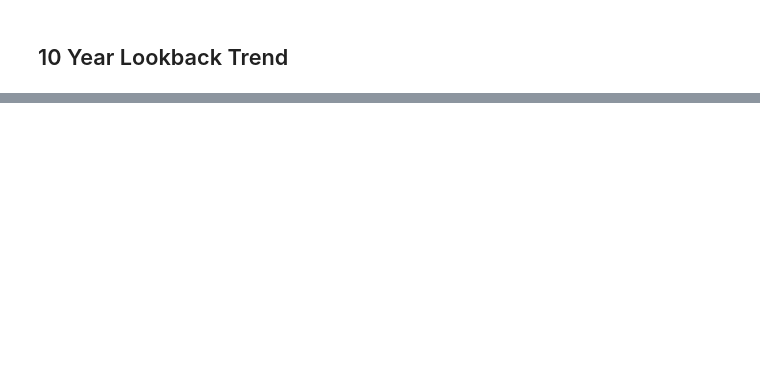
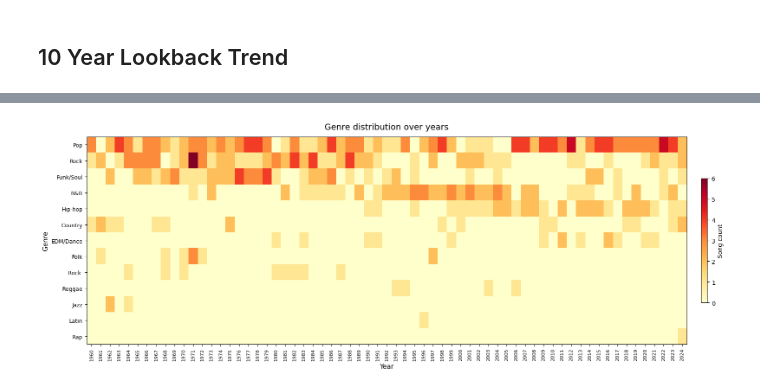
Before and after one commit to martiinsssssss/IDyOM_TimeMachine, a Jupyter notebook: IDyOM_TimeMachine.ipynb, the cells around one changed output, grey strips where cells are left out. Drawn from its saved outputs; the diff is of its cells as text; code cells hidden in the pictures; blank space fills up the shorter version.

```diff
--- a/IDyOM_TimeMachine.ipynb
+++ b/IDyOM_TimeMachine.ipynb
@@ -356,0 +420,67 @@ ten_yr_lookback
+# %%
+# Combine all windows into one dataframe
+all_songs_10yr_lookback = pd.DataFrame(all_songs_10yr_lookback)
+
+# Merge with genre data on shared key
+merged_all_songs_10yr_lookback = pd.merge(
+    all_songs_10yr_lookback,
+    genre_subset,
+    on="year_position",
+    how="left"
+)
+# %%
+genre_cols = [
+    "Genre (Broad 1)", "Genre (Broad 2)",
+    # "Genre (Specific 1)", "Genre (Specific 2)", "Genre (Specific 3)"
+]
+
+# Melt to long format, drop NaN genres
+df_long = merged_all_songs_10yr_lookback.melt(
+    id_vars=["year_position", "year"],
+    value_vars=genre_cols,
+    var_name="genre_col",
+    value_name="genre"
+).dropna(subset=["genre"])
+
+# Count songs per genre per year (deduplicate same song counted twice
+# for the same genre via different columns)
+df_long = df_long.drop_duplicates(subset=["year_position", "genre"])
+heatmap_data = (
+    df_long.groupby(["genre", "year"])
+    .size()
+    .reset_index(name="count")
+)
+
+# Pivot to genre x year matrix
+pivot = heatmap_data.pivot(index="genre", columns="year", values="count").fillna(0)
+
+# Sort genres by total count descending so busiest genres are at the top
+pivot = pivot.loc[pivot.sum(axis=1).sort_values(ascending=False).index]
+
+fig, ax = plt.subplots(figsize=(18, max(6, len(pivot) * 0.45)))
+
+im = ax.imshow(
+    pivot.values,
+    aspect="auto",
+    cmap="YlOrRd",
+    interpolation="nearest"
+)
+
+# Axes labels
+ax.set_xticks(range(len(pivot.columns)))
+ax.set_xticklabels(pivot.columns, rotation=90, fontsize=8)
+ax.set_yticks(range(len(pivot.index)))
+ax.set_yticklabels(pivot.index, fontsize=9)
+
+# Colorbar
+cbar = fig.colorbar(im, ax=ax, shrink=0.6, pad=0.02)
+cbar.set_label("Song count", fontsize=10)
+
+ax.set_xlabel("Year", fontsize=11)
+ax.set_ylabel("Genre", fontsize=11)
+ax.set_title("Genre distribution over years", fontsize=14, pad=12)
+
+plt.tight_layout()
+plt.show()
+# %% [output]
+[figure, added]
```
Also changed, not shown: parts of 19 cells of this notebook, 1 other file.
